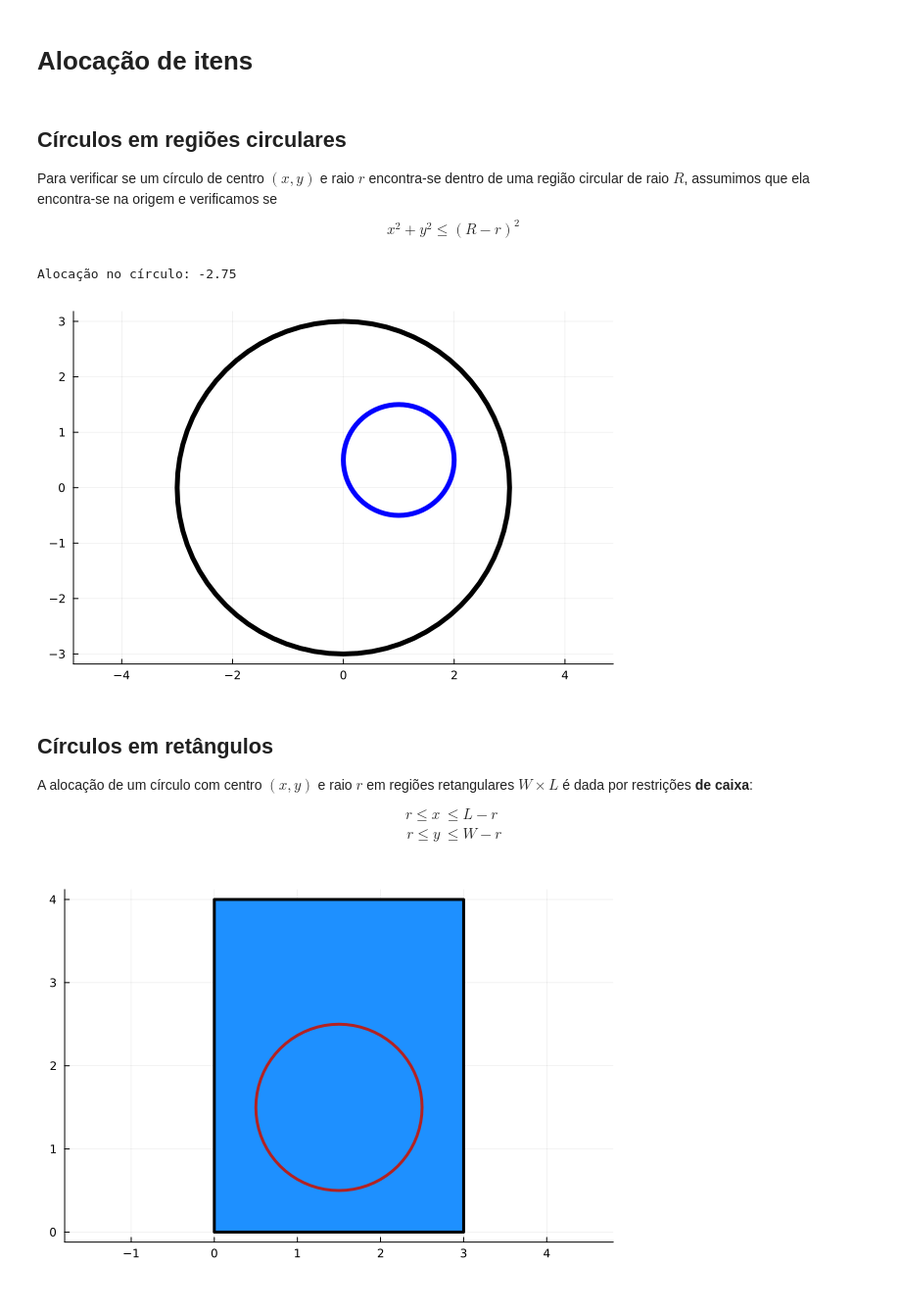
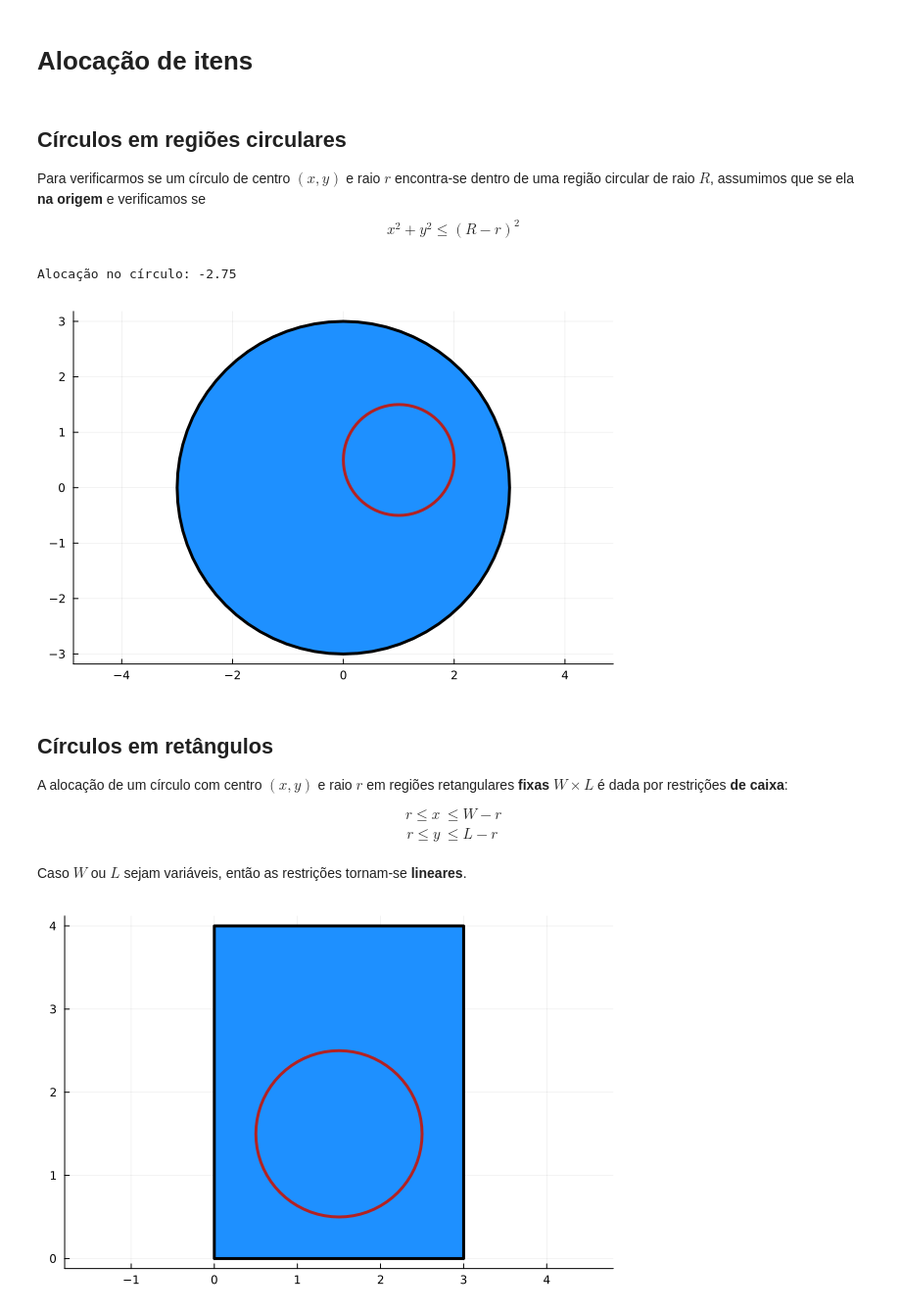
Before and after one commit to fsobral/minicurso-empacotamento, a Jupyter notebook: modelando-empacotamentos.ipynb, the cells around one changed output. Shown: that part at 98% size. Saved outputs shown, nothing was run; the diff lists cells and outputs as text; code cells hidden in the pictures.

```diff
--- a/modelando-empacotamentos.ipynb
+++ b/modelando-empacotamentos.ipynb
@@ -216,7 +278,7 @@ plot!(triangulo_eq(bc2, θ2, l2), c=false, lc=:red, lw=5, label=false, aspect_ra
 # %% [markdown]
 ## Círculos em regiões circulares
 
-Para verificar se um círculo de centro $(x, y)$ e raio $r$ encontra-se dentro de uma região circular de raio $R$, assumimos que ela encontra-se na origem e verificamos se
+Para verificarmos se um círculo de centro $(x, y)$ e raio $r$ encontra-se dentro de uma região circular de raio $R$, assumimos que se ela **na origem** e verificamos se
 $$
 x^2 + y^2 \le (R - r)^2
 $$
@@ -232,20 +294,22 @@ println("Alocação no círculo: $alocacao_cc")
 # %% [output]
 Alocação no círculo: -2.75
 # %%
-plot(circulo(c1, r1), c=false, lc=:blue, lw=5, label=false, aspect_ratio=true)
-plot!(circulo([0, 0], R), c=false, lc=:black, lw=5, label=false, aspect_ratio=true)
+plot(circulo([0, 0], R), c=:dodgerblue, lc=:black, lw=3, label=false, aspect_ratio=true)
+plot!(circulo(c1, r1), c=false, lc=:firebrick, lw=3, label=false, aspect_ratio=true)
 # %% [output]
-[figure, old version]
+[figure, new version]
 # %% [markdown]
 ## Círculos em retângulos
 
-A alocação de um círculo com centro $(x, y)$ e raio $r$ em regiões retangulares $W \times L$ é dada por restrições **de caixa**:
+A alocação de um círculo com centro $(x, y)$ e raio $r$ em regiões retangulares **fixas** $W \times L$ é dada por restrições **de caixa**:
 $$
 \begin{split}
-r \le x & \le L - r \\
-r \le y & \le W - r \\
+r \le x & \le W - r \\
+r \le y & \le L - r \\
 \end{split}
 $$
+
+Caso $W$ ou $L$ sejam variáveis, então as restrições tornam-se **lineares**.
 # %%
 c1 = [1.5, 1.5]
 r1 = 1
```
Also changed, not shown: parts of 58 cells of this notebook, 1 other file.
